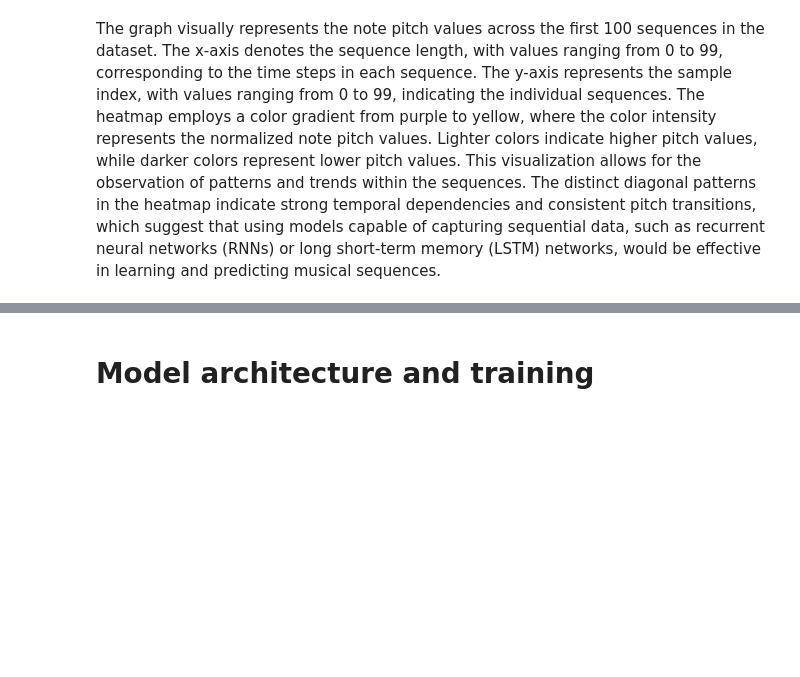
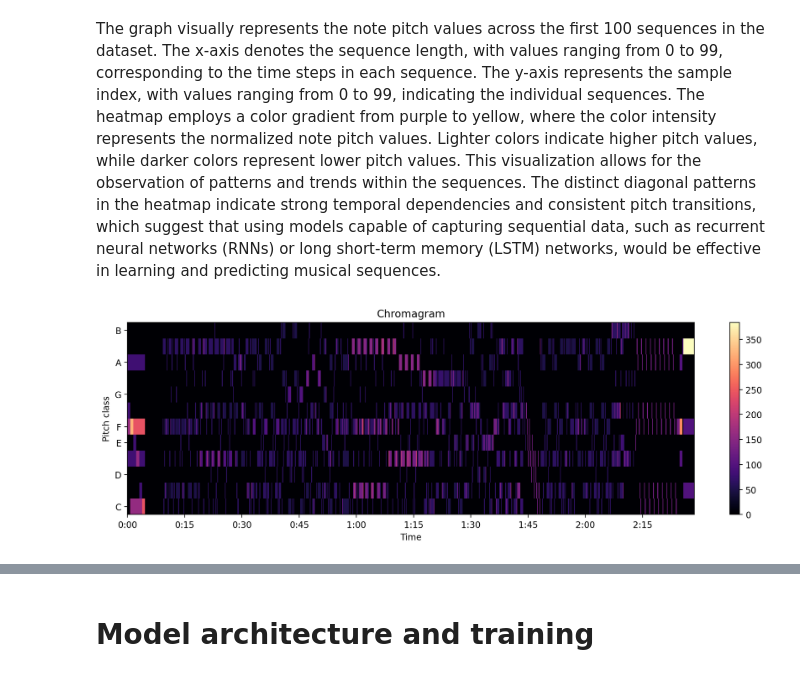
Before and after one commit to elan-wilkinson/Musical-Composer-Prediction-Grp8, a Jupyter notebook: AAI_511_Project_Midi_classic_music.ipynb, the cells around one changed output, grey strips where cells are left out. Saved outputs shown, nothing was run; the diff lists cells and outputs as text; code cells hidden in the pictures; blank space fills up the shorter version.

```diff
--- a/AAI_511_Project_Midi_classic_music.ipynb
+++ b/AAI_511_Project_Midi_classic_music.ipynb
@@ -77,9 +88,13 @@ def midi_to_piano_roll(file_path):
 # %%
+midi_files = []
+all_midi_files = []
+
 # Function to process a single composer's MIDI files
 def process_composer(composer, data_dir):
     midi_files = glob.glob(os.path.join(data_dir, composer, '**', '*.[mM][iI][dD]'), recursive=True)
     notes_list = []
     for file in midi_files:
+        all_midi_files.append(file)
         notes = midi_to_piano_roll(file)
         notes_list.append(notes)
     return composer, notes_list
@@ -311,3 +331,25 @@ plot_heatmap_sequences(network_input[:100].reshape(100, sequence_length), 'Heatm
 [figure]
 # %% [markdown]
 The graph visually represents the note pitch values across the first 100 sequences in the dataset. The x-axis denotes the sequence length, with values ranging from 0 to 99, corresponding to the time steps in each sequence. The y-axis represents the sample index, with values ranging from 0 to 99, indicating the individual sequences. The heatmap employs a color gradient from purple to yellow, where the color intensity represents the normalized note pitch values. Lighter colors indicate higher pitch values, while darker colors represent lower pitch values. This visualization allows for the observation of patterns and trends within the sequences. The distinct diagonal patterns in the heatmap indicate strong temporal dependencies and consistent pitch transitions, which suggest that using models capable of capturing sequential data, such as recurrent neural networks (RNNs) or long short-term memory (LSTM) networks, would be effective in learning and predicting musical sequences.
+# %%
+# Provide functionality to visualize chromogram(visualized pitch content) of a MIDI file
+# and plot the chromagram of a MIDI file as an example
+
+def get_chroma(midi):
+    midi = pretty_midi.PrettyMIDI(midi)
+    chroma = midi.get_chroma()
+    return chroma
+
+def plot_chroma(chroma):
+    plt.figure(figsize=(12, 4))
+    librosa.display.specshow(chroma, y_axis='chroma', x_axis='time')
+    plt.colorbar()
+    plt.title('Chromagram')
+    plt.tight_layout()
+    plt.show()
+
+
+# Test using the first midi from the bach_midis
+plot_chroma(get_chroma(all_midi_files[0]))
+# %% [output]
+[figure, added]
```
Also changed, not shown: parts of 34 cells of this notebook.
